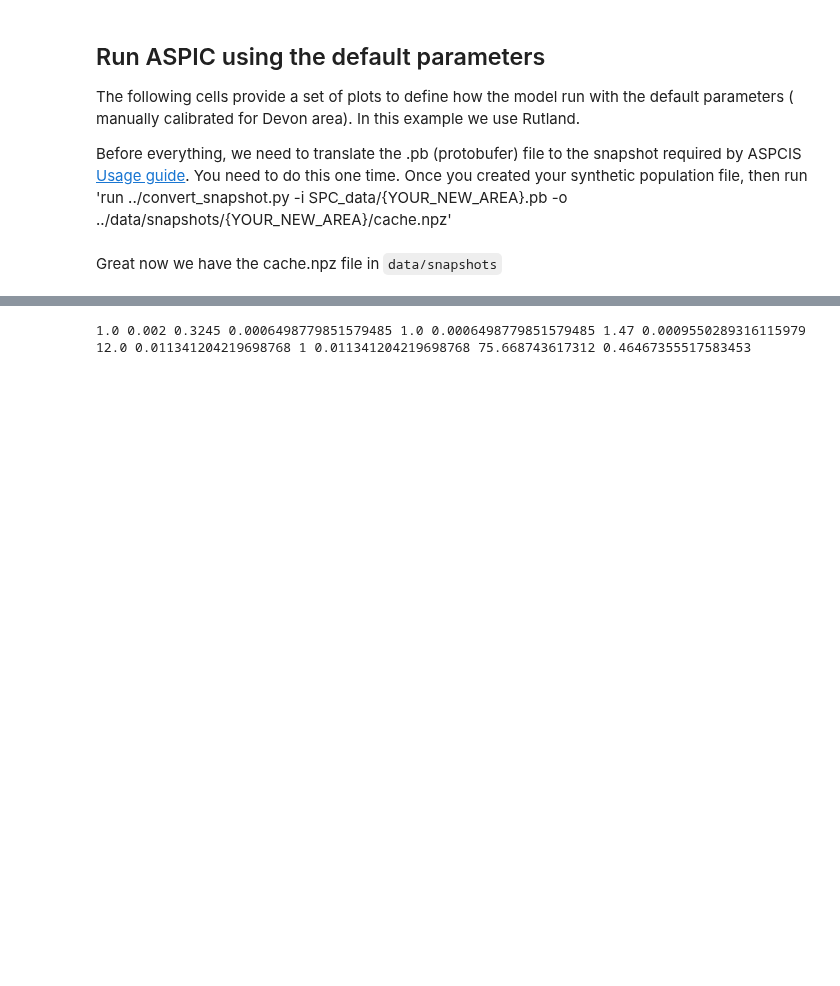
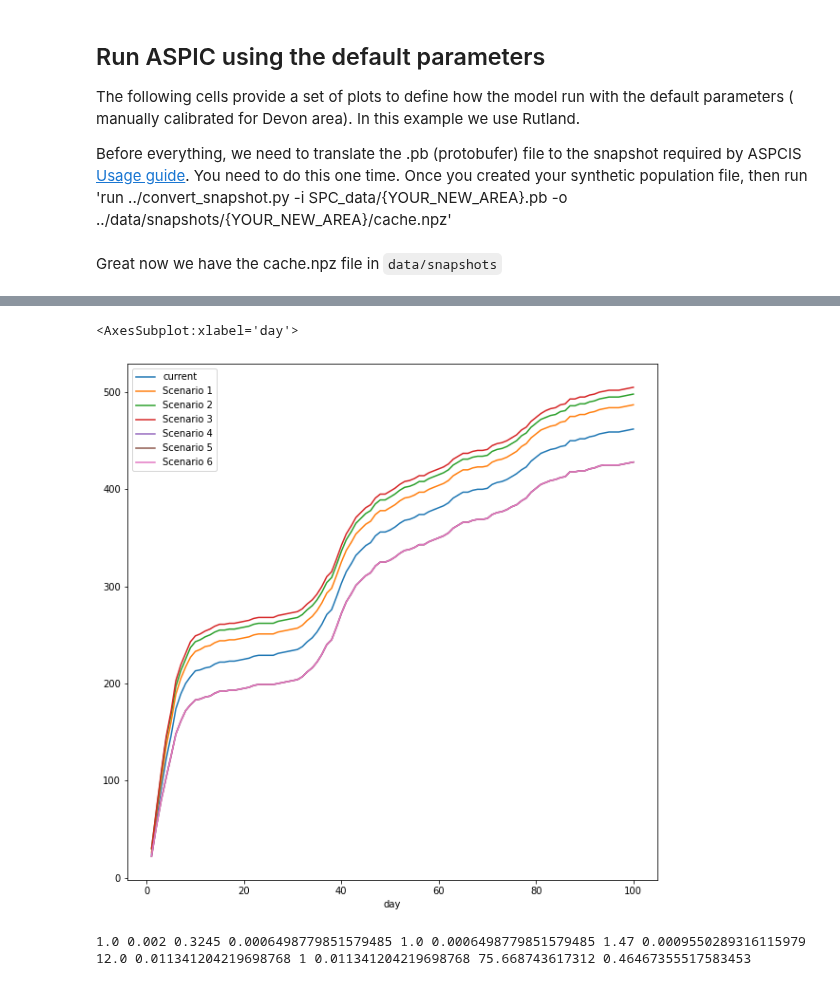
Before and after one commit to alan-turing-institute/uatk-aspics, a Jupyter notebook: calibration/abc_notebook.ipynb, the cells around one changed output, grey strips where cells are left out. Cells and saved outputs as stored; diff of their text form; code cells hidden in the pictures; blank space fills up the shorter version.

```diff
--- a/calibration/abc_notebook.ipynb
+++ b/calibration/abc_notebook.ipynb
@@ -64,2 +66,5 @@ os.getcwd()
 # %%
 os.chdir("../") #Now we need to update the main directory then we can use aspics as the way was created.
+# %%
+df = pd.read_csv("data/bmi_scenarios/current.csv")
+df
@@ -66,3 +85,9 @@ os.chdir("../") #Now we need to update the main directory then we can use aspics
+# %%
+df.plot(x="day", y=["current", "Scenario 1","Scenario 2", "Scenario 3", "Scenario 4", "Scenario 5","Scenario 6" ],
+        kind="line", figsize=(10, 10))
+# %% [output]
+<AxesSubplot:xlabel='day'>
+[figure, added]
 # %%
 PARAMETERS_FILE = 'config/new_parameters.yml' # Reading the parameters file
 with open(PARAMETERS_FILE, "r") as f:
```
Also changed, not shown: parts of 2 cells of this notebook, 2 other files.
